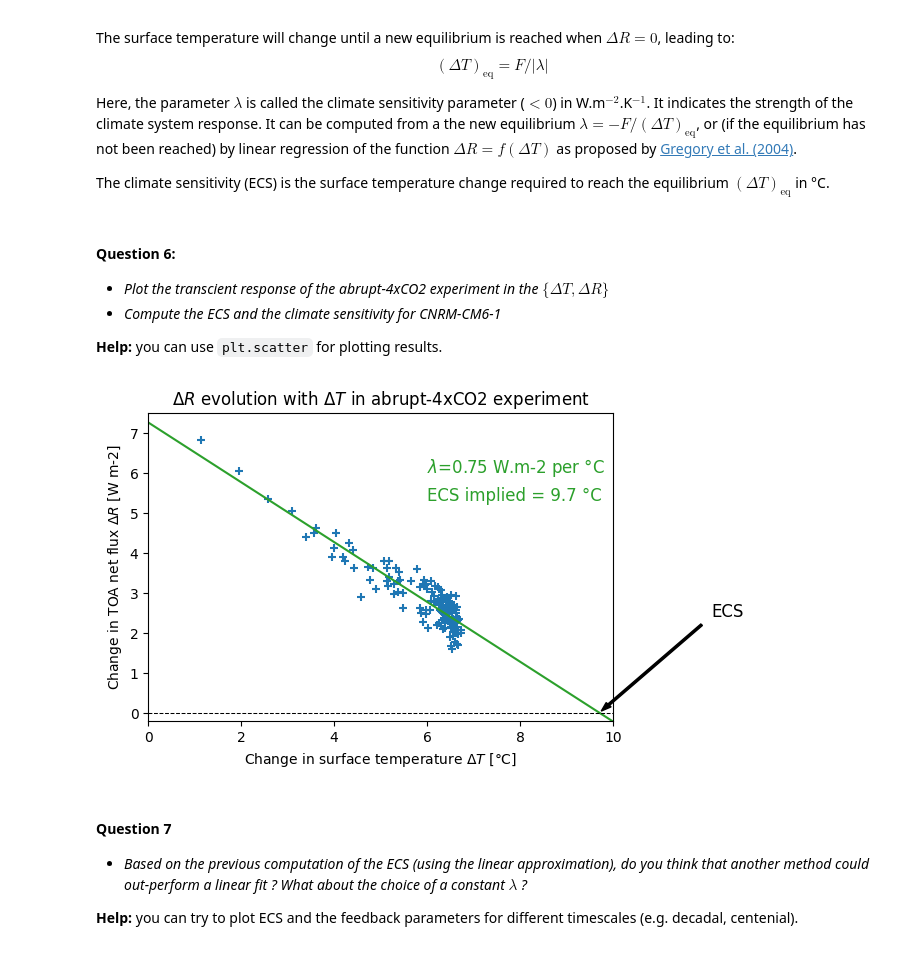
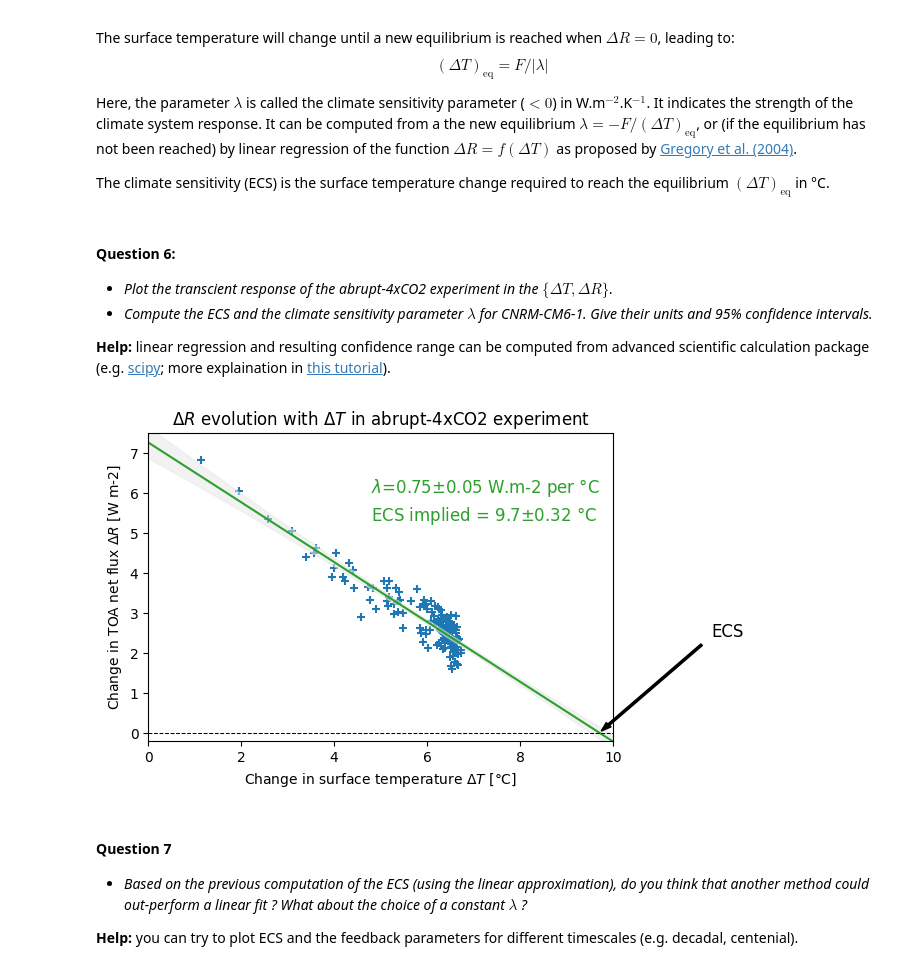
Before and after one commit to acsed-dot/TP-MSOAC-Climate_change, a Jupyter notebook: topics/1-CNRM-CM6-1_idealized_CO2_forcing.ipynb, the cells around one changed output. Drawn from its saved outputs; the diff is of its cells as text; code cells hidden in the pictures.

Commit message:
topic1 - add 95% confident intervals in ECS and lambda

```diff
--- a/topics/1-CNRM-CM6-1_idealized_CO2_forcing.ipynb
+++ b/topics/1-CNRM-CM6-1_idealized_CO2_forcing.ipynb
@@ -390,44 +393,61 @@ The climate sensitivity (ECS) is the surface temperature change required to reac
 # %% [markdown]
 #### Question 6:
 
-* _Plot the transcient response of the abrupt-4xCO2 experiment in the $\{\Delta T, \Delta R\}$_
-* _Compute the ECS and the climate sensitivity for CNRM-CM6-1_
+* _Plot the transcient response of the abrupt-4xCO2 experiment in the $\{\Delta T, \Delta R\}$._
+* _Compute the ECS and the climate sensitivity parameter $\lambda$ for CNRM-CM6-1. Give their units and 95% confidence intervals._
 
-__Help:__ you can use `plt.scatter` for plotting results.
+__Help:__ linear regression and resulting confidence range can be computed from advanced scientific calculation package (e.g. [scipy](https://docs.scipy.org/doc/scipy/reference/generated/scipy.stats.linregress.html); more explaination in [this tutorial](https://kls2177.github.io/Climate-and-Geophysical-Data-Analysis/chapters/Week3/confidence_intervals.html)).
 # %%
 # plot
 fig, ax = plt.subplots(1,1, figsize=(6, 4))
 
 ax.scatter( dT, dR, marker='+', c='tab:blue')
 
 # compute linear trend (lambda) and ECS
-x         = np.vstack([dT, np.ones(len(dT))]).T
-coeff, R0 = np.linalg.lstsq(x, dR, rcond=-1)[0]
+lreg      = scipy.stats.linregress(dT, dR)
 
+coeff, R0 = lreg.slope, lreg.intercept
 ecs       = -R0 / coeff  # dT = -dR/lambda
 
-# plot trend
+# compute 95% confidence interval
+alpha   = 0.05
+tvalue  = scipy.stats.t.ppf( 1 - (alpha/2), len(dT)-2 )  # Student test
+stderr  = lreg.stderr * np.sqrt(np.var(dT.data, ddof=1)*(len(dT)-1))
+
+x       = np.linspace(0, 10, 100)
+pred    = lreg.slope * x + lreg.intercept
+ci95    = stderr * (np.sqrt( (1/len(dT)) + ((dT - np.mean(dT))**2)/np.sum((dT-np.mean(dT))**2)))
+fit     = np.polyfit(dT, ci95, 2)
+ci95    = np.polyval(fit, x)
+
+coeff_ci = tvalue*lreg.stderr
+ecs_ci   = tvalue*lreg.intercept_stderr
+
+# plot trend + confident intervals
 ax.plot( np.linspace(0, 10, 100), coeff * np.linspace(0, 10, 100) + R0, ls='-', c='tab:green')
+
+ax.fill_between( x, pred+(tvalue*ci95), pred-(tvalue*ci95), alpha=0.5,
+                                            color=(.9,.9,.9), label='95% confident interval')
 
 # add ECS on plot
 ax.arrow(ecs+2.2, 2.2, -2, -2, width=0.05, color='k', clip_on=False)
 ax.text(ecs+2.4, 2.4, "ECS", fontsize=12,  c='k')
 
-ax.text(6, 6,   r"$\lambda$={:.2f} W.m-2 per °C".format(-coeff), fontsize=12,  c='tab:green')
-ax.text(6, 5.3, r"ECS implied = {:.1f} °C".format(ecs),           fontsize=12,  c='tab:green')
+ax.text(4.8, 6, r"$\lambda$={:.2f}$\pm${:.2f} W.m-2 per °C".format(-coeff, coeff_ci), fontsize=12,  c='tab:green')
+ax.text(4.8, 5.3, r"ECS implied = {:.1f}$\pm${:.2f} °C".format(ecs, ecs_ci),          fontsize=12,  c='tab:green')
 
 # plot y=0 line
 ax.plot( [0, 10], [0, 0], ls='--', lw=0.75, c='k')
 
 # axe properties
 ax.set_xlim((0, 10))
 ax.set_ylim((-0.2, 7.5))
 ax.set_xlabel(r'Change in surface temperature $\Delta T$ [°C]')
 ax.set_ylabel(r'Change in TOA net flux $\Delta R$ [W m-2]')
 
 _ = ax.set_title(r"$\Delta R$ evolution with $\Delta T$ in abrupt-4xCO2 experiment")
 # %% [output]
-[figure, old version]
+[figure, new version]
 # %% [markdown]
 #### Question 7
 
```
Also changed, not shown: parts of 4 cells of this notebook.
